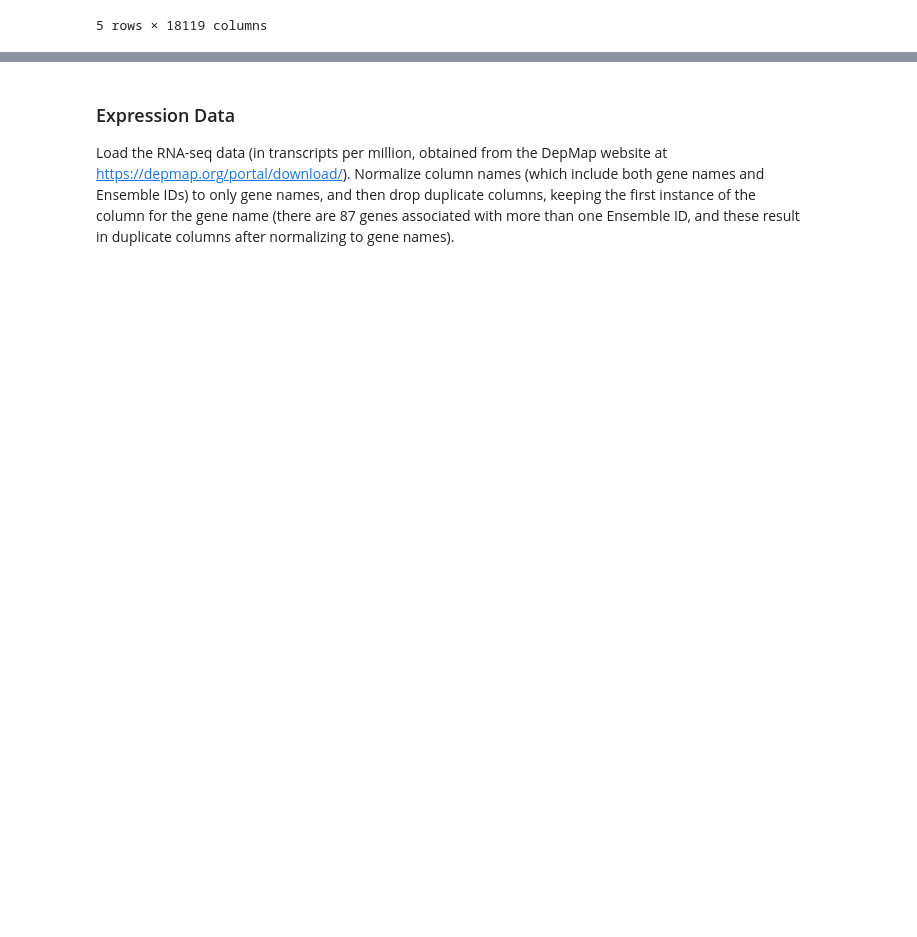
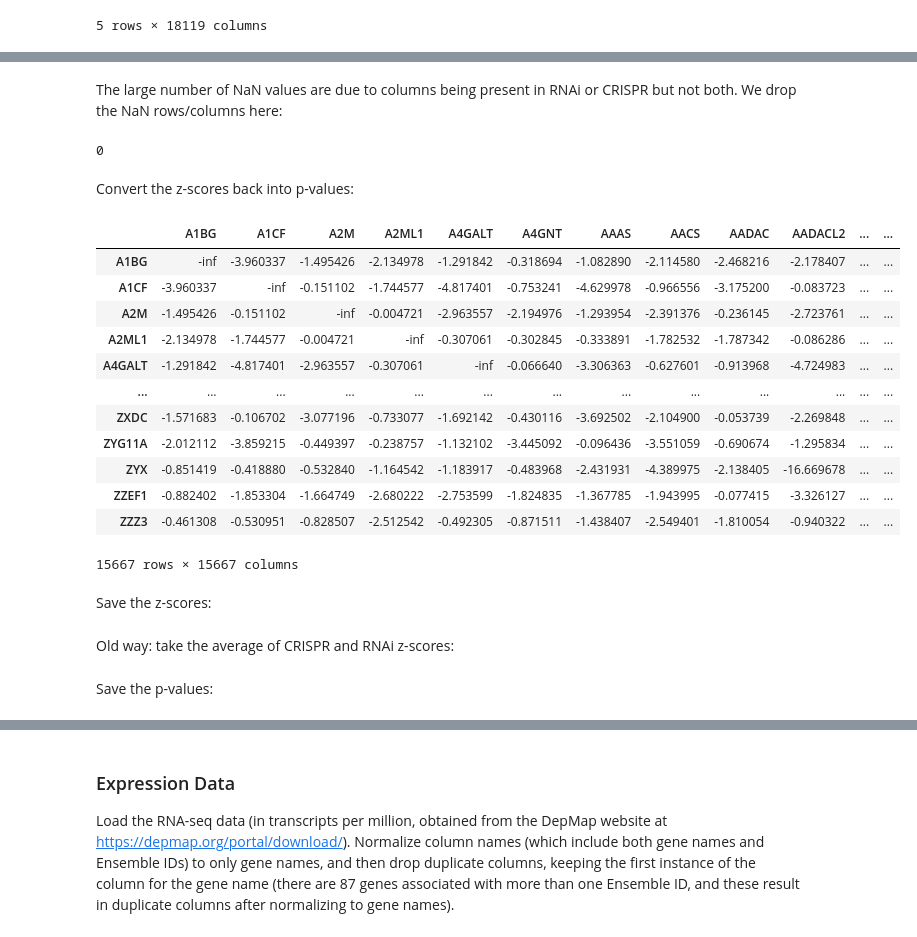
Before and after one commit to johnbachman/depmap_analysis, a Jupyter notebook: notebooks/Biomarkers of Dependency.ipynb, the cells around one changed output, grey strips where cells are left out. Drawn from its saved outputs; the diff is of its cells as text; code cells hidden in the pictures; blank space fills up the shorter version.

```diff
--- a/notebooks/Biomarkers of Dependency.ipynb
+++ b/notebooks/Biomarkers of Dependency.ipynb
@@ -211,0 +420,5 @@ else:
+# %%
+recalculate = False
+
+#crispr_z_ppf = get_z(recalculate, crispr_logp, crispr_corr, 'crispr_z')
+crispr_z = get_z(recalculate, crispr_logp, crispr_corr, 'crispr_z_log')
@@ -211,0 +441,2 @@ else:
+# %%
+dep_z = (crispr_z + rnai_z) / np.sqrt(2)
@@ -211,0 +465,30 @@ else:
+# %% [markdown]
+The large number of NaN values are due to columns being present in RNAi or CRISPR but not both. We drop the NaN rows/columns here:
+# %%
+dep_z = dep_z.dropna(axis=0, how='all').dropna(axis=1, how='all')
+pd.isna(dep_z).sum().sum()
+# %% [output]
+0
+# %% [markdown]
+Convert the z-scores back into p-values:
+# %%
+dep_logp = pd.DataFrame(np.log(2) + stats.norm.logcdf(-dep_z.abs()),
+                        index=dep_z.columns, columns=dep_z.columns)
+# %%
+dep_logp
+# %% [output]
+|  | A1BG | A1CF | A2M | A2ML1 | A4GALT | A4GNT | AAAS | AACS | AADAC | AADACL2 | ... | ... |
+| A1BG | -inf | -3.960337 | -1.495426 | -2.134978 | -1.291842 | -0.318694 | -1.082890 | -2.114580 | -2.468216 | -2.178407 | ... | ... |
+| A1CF | -3.960337 | -inf | -0.151102 | -1.744577 | -4.817401 | -0.753241 | -4.629978 | -0.966556 | -3.175200 | -0.083723 | ... | ... |
+| A2M | -1.495426 | -0.151102 | -inf | -0.004721 | -2.963557 | -2.194976 | -1.293954 | -2.391376 | -0.236145 | -2.723761 | ... | ... |
+| A2ML1 | -2.134978 | -1.744577 | -0.004721 | -inf | -0.307061 | -0.302845 | -0.333891 | -1.782532 | -1.787342 | -0.086286 | ... | ... |
+| A4GALT | -1.291842 | -4.817401 | -2.963557 | -0.307061 | -inf | -0.066640 | -3.306363 | -0.627601 | -0.913968 | -4.724983 | ... | ... |
+| ... | ... | ... | ... | ... | ... | ... | ... | ... | ... | ... | ... | ... |
+| ZXDC | -1.571683 | -0.106702 | -3.077196 | -0.733077 | -1.692142 | -0.430116 | -3.692502 | -2.104900 | -0.053739 | -2.269848 | ... | ... |
+| ZYG11A | -2.012112 | -3.859215 | -0.449397 | -0.238757 | -1.132102 | -3.445092 | -0.096436 | -3.551059 | -0.690674 | -1.295834 | ... | ... |
+| ZYX | -0.851419 | -0.418880 | -0.532840 | -1.164542 | -1.183917 | -0.483968 | -2.431931 | -4.389975 | -2.138405 | -16.669678 | ... | ... |
+| ZZEF1 | -0.882402 | -1.853304 | -1.664749 | -2.680222 | -2.753599 | -1.824835 | -1.367785 | -1.943995 | -0.077415 | -3.326127 | ... | ... |
+| ZZZ3 | -0.461308 | -0.530951 | -0.828507 | -2.512542 | -0.492305 | -0.871511 | -1.438407 | -2.549401 | -1.810054 | -0.940322 | ... | ... |
+15667 rows × 15667 columns
+# %% [markdown]
+Save the z-scores:
@@ -211,0 +503,2 @@ else:
+# %% [markdown]
+Old way: take the average of CRISPR and RNAi z-scores:
@@ -211,0 +515,2 @@ else:
+# %% [markdown]
+Save the p-values:
```
Also changed, not shown: parts of 138 cells of this notebook.
